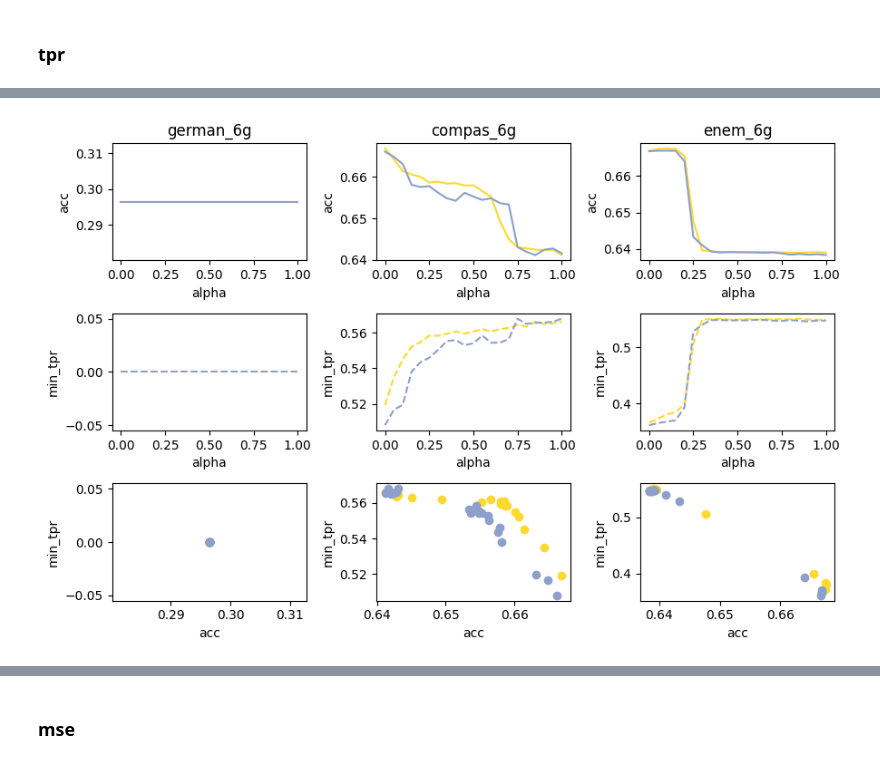
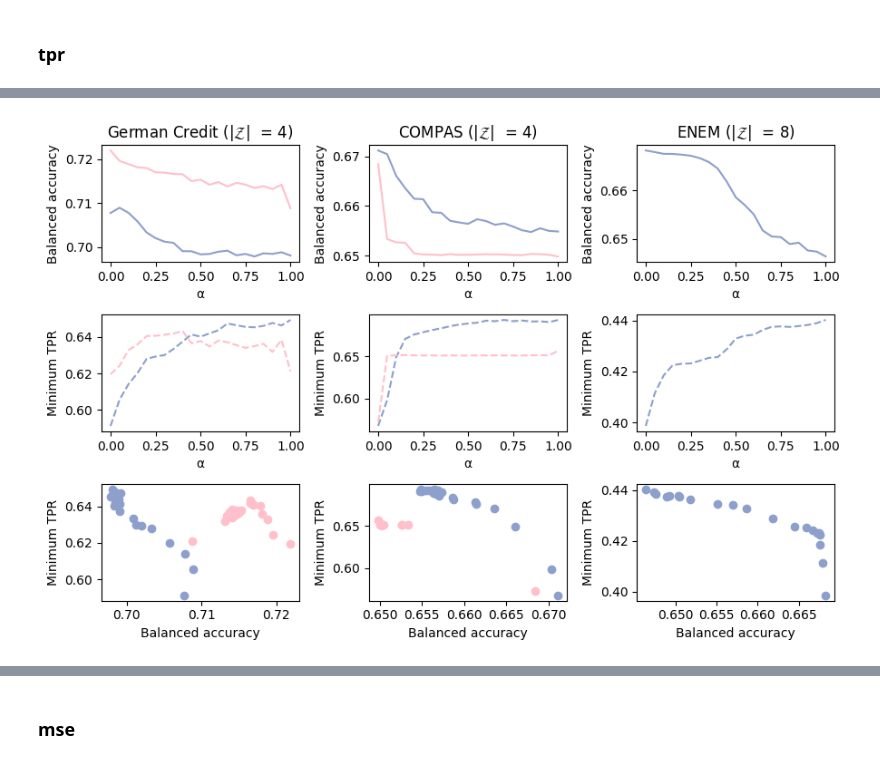
Before and after one commit to hiaac-finance/m2fgb, a Jupyter notebook: notebooks/plot_results.ipynb, the cells around one changed output, grey strips where cells are left out. Cells and saved outputs as stored; diff of their text form; code cells hidden in the pictures.

```diff
--- a/notebooks/plot_results.ipynb
+++ b/notebooks/plot_results.ipynb
@@ -92,23 +177,0 @@ plt.colorbar()
-# %%
-results = pd.read_csv("../results_aaai/experiment_new/fair_weight/german_4g/M2FGBClassifier_tpr/train.csv")
-trials = pd.read_csv("../results_aaai/experiment_new/fair_weight/german_4g/M2FGBClassifier_tpr/trials.csv")
-results = results.merge(trials)
-
-# groupby by fair_weight and average
-results["fair_weight"] = results.params_fair_weight
-
-# remove row with inf values
-# results = results.replace([np.inf, -np.inf], np.nan)
-# results = results.dropna()
-
-# remove non numeric cols
-results = results.select_dtypes(include=[np.number])
-
-results = results.groupby("fair_weight").mean().reset_index()
-#results = results[results.fair_weight < 0.5]
-
-plt.scatter(results.max_logloss_tpr, results.logloss, c=results.fair_weight, cmap="viridis")
-plt.plot(results.max_logloss_tpr, results.logloss, c="black")
-plt.xlabel("max logloss")
-plt.ylabel("logloss")
-plt.colorbar()
@@ -292,7 +317,7 @@ def summary_experiment(
     df_results = df_results.groupby(["dataset", "model", "alpha"]).mean().reset_index()
     return df_results
 # %%
-def plot_results(axs, df_results):
+def plot_results(axs, df_results, perf_metric, fair_metric):
     model_list = df_results.model.unique()
     for i, model in enumerate(model_list):
         df_results_filter = df_results[df_results.model == model]
@@ -432,10 +457,10 @@ plt.tight_layout()
 # %% [markdown]
 ### tpr
 # %%
-perf_metric = "acc"
+perf_metric = "bal_acc"
 fair_metric = "min_tpr"
-dataset_list = ["german_6g", "compas_6g", "enem_6g"] #, "enem_large_27g"]
-method_list = ["M2FGBClassifier_tpr", "LGBMClassifier"] #, "FairGBMClassifier_eod", "MinimaxPareto_tpr"]
+dataset_list = ["german_4g", "compas_4g", "enem_8g"] #, "enem_large_27g"]
+method_list = ["M2FGBClassifier_tpr", "MinimaxPareto_tpr", "MinMaxFair_tpr", "FairGBMClassifier_eod", "LGBMClassifier"]
 df_results = summary_experiment(
     perf_metric,
     fair_metric,
@@ -463,12 +477,20 @@ plt.scatter(
 # %%
 fig, axs = plt.subplots(nrows = 3, ncols = len(dataset_list), figsize = (3 * len(dataset_list), 6))
 if len(dataset_list) == 1:
     axs = np.array(axs).reshape(-1, 1)
 
 for i, dataset in enumerate(dataset_list):
-    plot_results(axs[:, i], df_results[df_results.dataset == dataset])
-    axs[0, i].set_title(dataset)
+    plot_results(axs[:, i], df_results[df_results.dataset == dataset], perf_metric, fair_metric)
+    n_groups = int(dataset.split("_")[1][:-1])
+    dataset = dataset.split("_")[0]
+    axs[0, i].set_title(dataset_names[dataset] + " (|$\mathcal{Z}$|  " + f"= {n_groups})")
+    for j in range(3):
+        axs[j, i].set_xlabel("α")
+    axs[0, i].set_ylabel("Balanced accuracy")
+    axs[1, i].set_ylabel("Minimum TPR")
 
+    axs[2, i].set_xlabel("Balanced accuracy")
+    axs[2, i].set_ylabel("Minimum TPR")
 plt.tight_layout()
 # %% [output]
-[figure, old version]
+[figure, new version]
```
Also changed, not shown: parts of 40 cells of this notebook.
